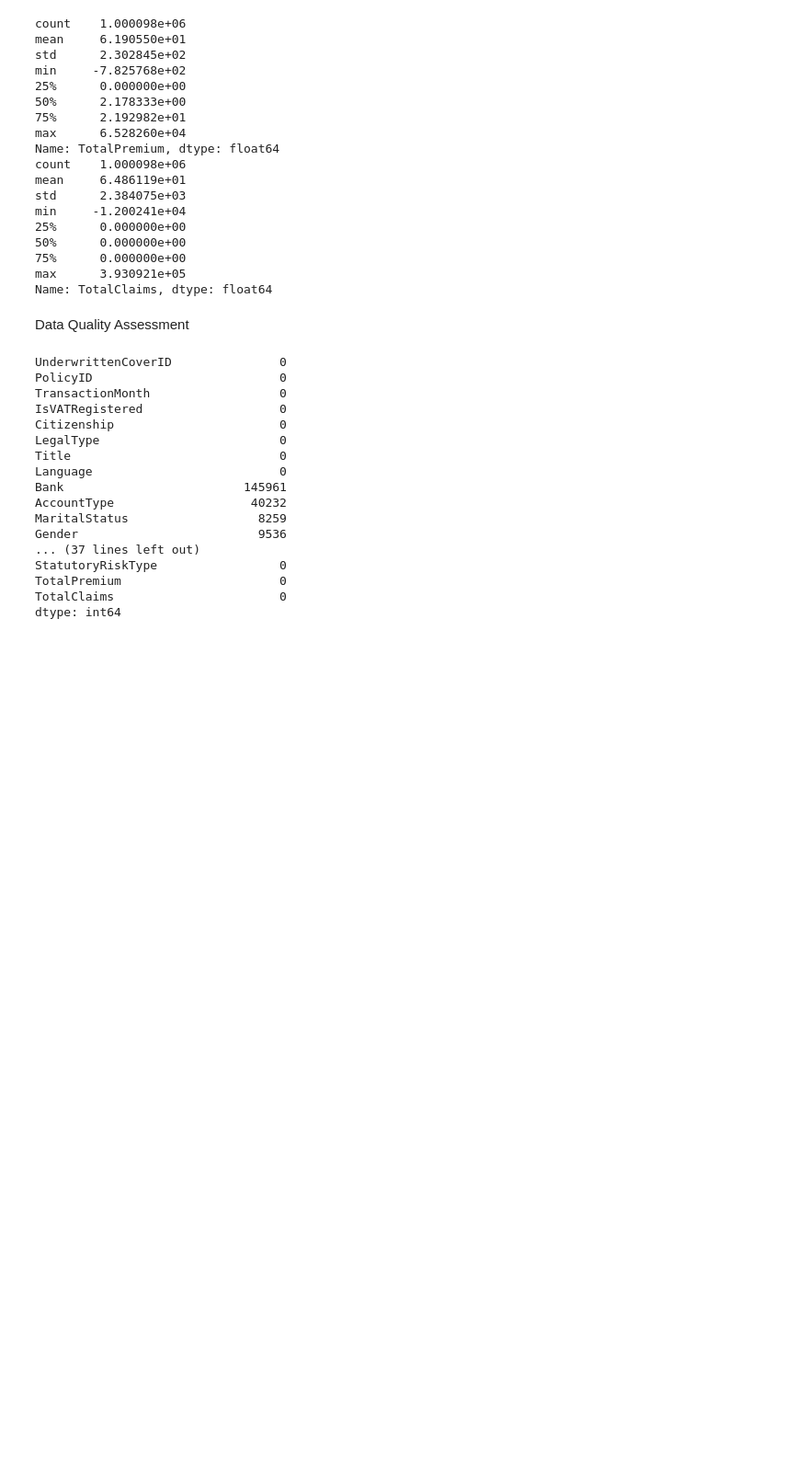
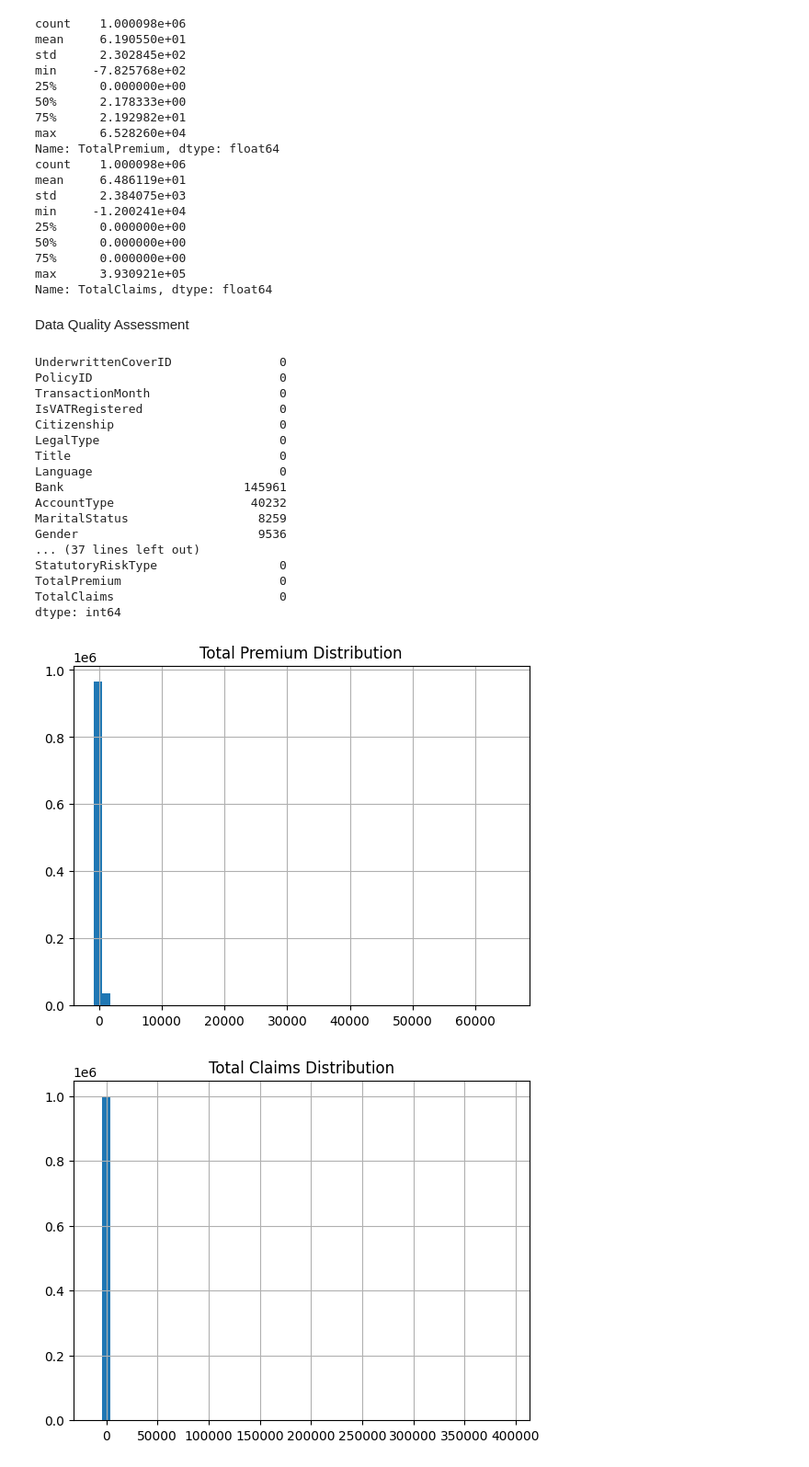
Before and after one commit to Birkity/ACIS, a Jupyter notebook: notebooks/task_1.ipynb, the cells around one changed output. Shown at 92% size. Drawn from its saved outputs; the diff is of its cells as text; code cells hidden in the pictures; blank space fills up the shorter version.

Commit message:
Univariate Analysis: to understand distribution

```diff
--- a/notebooks/task_1.ipynb
+++ b/notebooks/task_1.ipynb
@@ -117,3 +117,21 @@ StatutoryRiskType                 0
 TotalPremium                      0
 TotalClaims                       0
 dtype: int64
+# %%
+import matplotlib.pyplot as plt
+import seaborn as sns
+
+df['TotalPremium'].hist(bins=50)
+plt.title('Total Premium Distribution')
+plt.show()
+
+df['TotalClaims'].hist(bins=50)
+plt.title('Total Claims Distribution')
+plt.show()
+
+df['Gender'].value_counts().plot(kind='bar')
+plt.title('Gender Distribution')
+plt.show()
+# %% [output]
+[figure, added]
+[figure, added]
```
Also changed, not shown: parts of 1 cell of this notebook.
